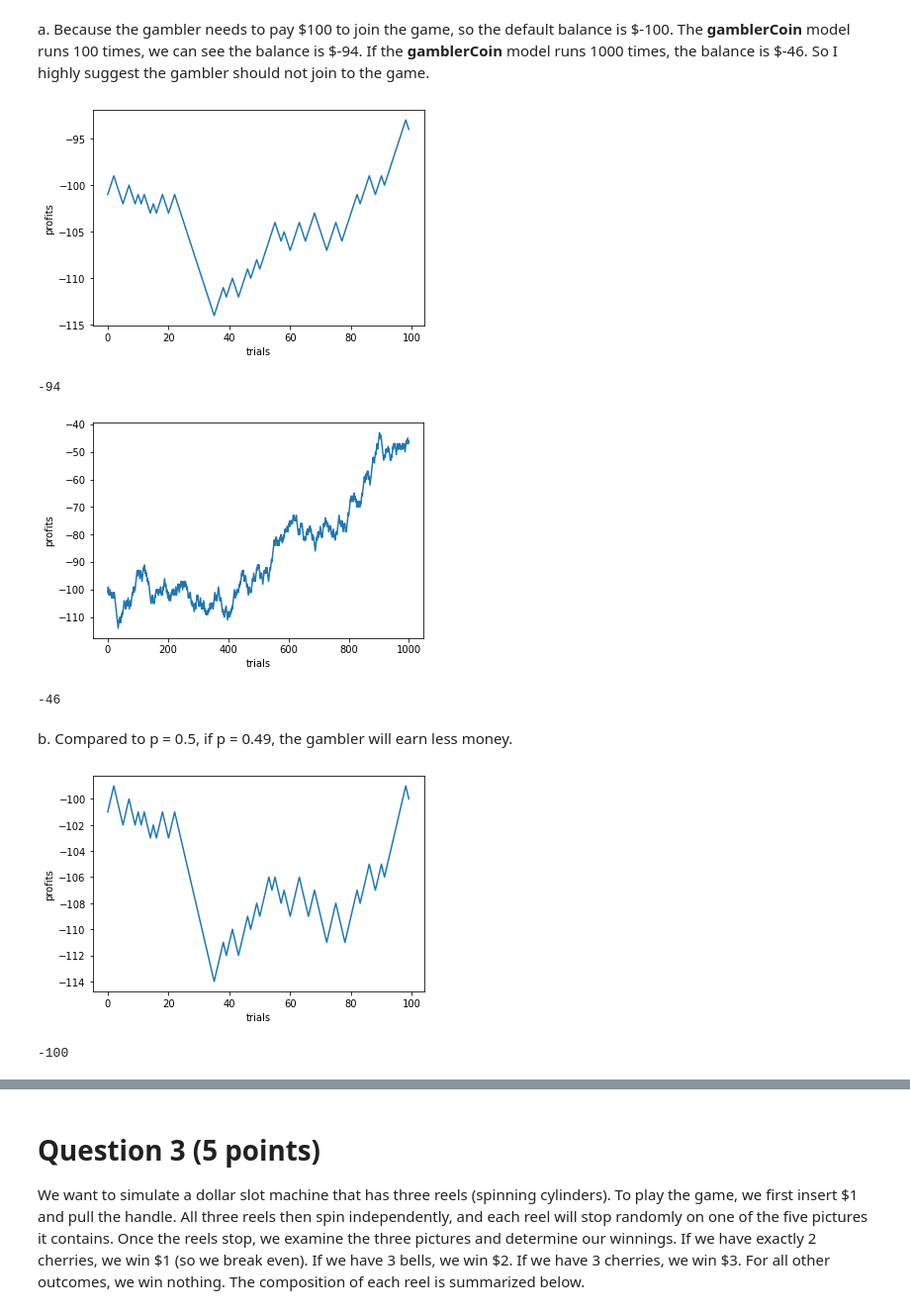
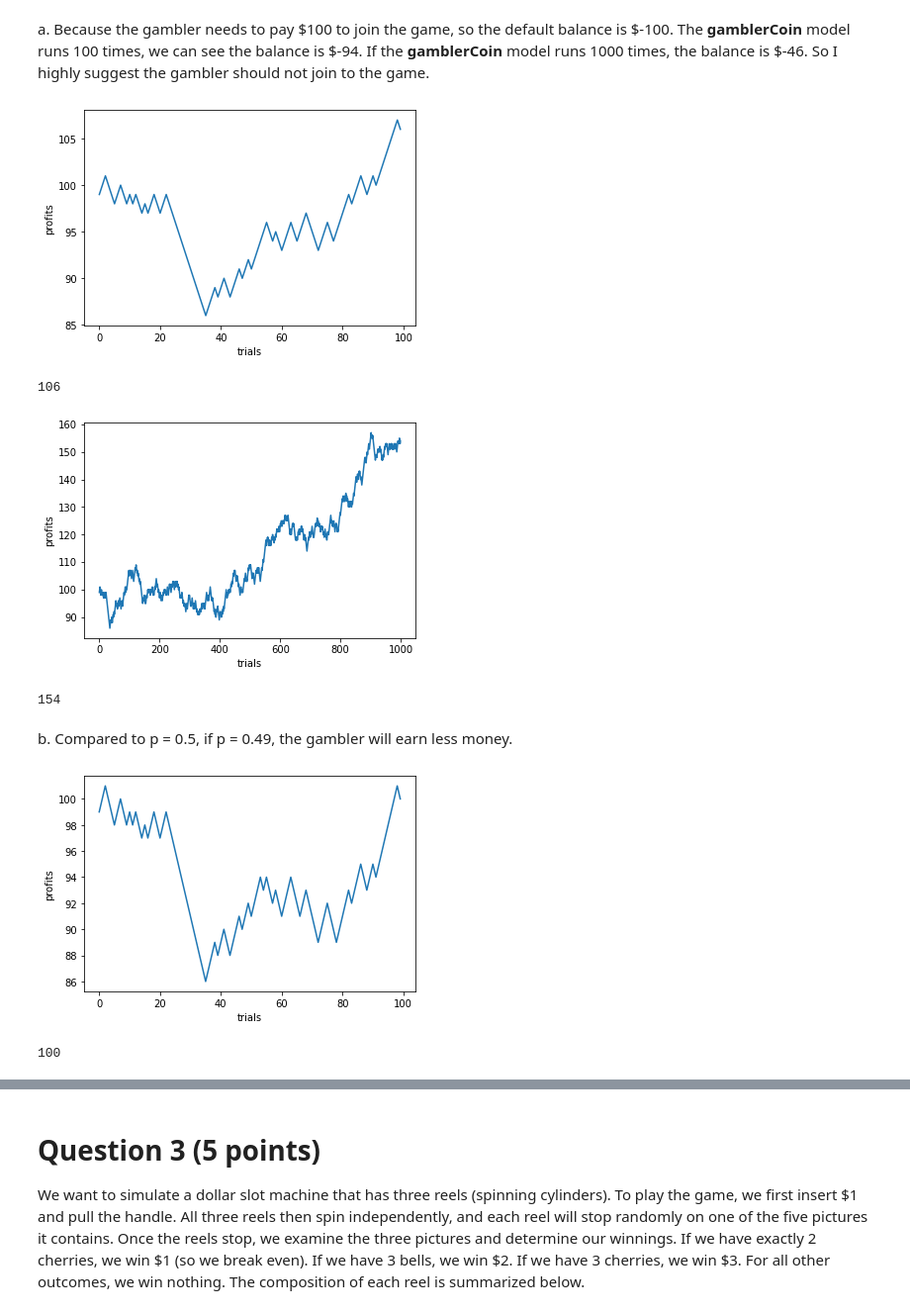
Before and after one commit to twyunting/CSC-632_Intro-to-Simulation-and-Modeling, a Jupyter notebook: exam/Chiu_Exam 1.ipynb, the cells around one changed output, grey strips where cells are left out. Shown at 99% size. Drawn from its saved outputs; the diff is of its cells as text; code cells hidden in the pictures.

```diff
--- a/exam/Chiu_Exam 1.ipynb
+++ b/exam/Chiu_Exam 1.ipynb
@@ -34,34 +28,34 @@ a. Because the gambler needs to pay \$100 to join the game, so the default balan
 # %%
 def gamblerCoin(N, p):
   seed(1)
   res = []
-  res.append(-101 if random() < (1-p) else 99) # first time tossing a coin, and needs to invest $100 at the beginning
+  res.append(99 if random() < (1-p) else 101) # first time tossing a coin, and needs to invest $100 at the beginning
   for i in range(1, N):
     tossed = -1 if random() < (1-p) else 1
     tmp = res[i-1] + tossed # previous result + new result
     res.append(tmp)
   plt.plot(res)
   plt.xlabel("trials")
   plt.ylabel("profits")
   plt.show()
   return res[-1]
 
 gamblerCoin(100, 0.5)
 # %% [output]
-[figure, old version]
+[figure, new version]
--94
+106
 # %%
 gamblerCoin(1000, 0.5)
 # %% [output]
-[figure, old version]
+[figure, new version]
--46
+154
 # %% [markdown]
 b. Compared to p = 0.5, if p = 0.49, the gambler will earn less money.
 # %%
 gamblerCoin(100, 0.49)
 # %% [output]
-[figure, old version]
+[figure, new version]
--100
+100
 # %%
 gamblerCoin(1000, 0.49)
 # %% [output]
```
Also changed, not shown: parts of 11 cells of this notebook.
